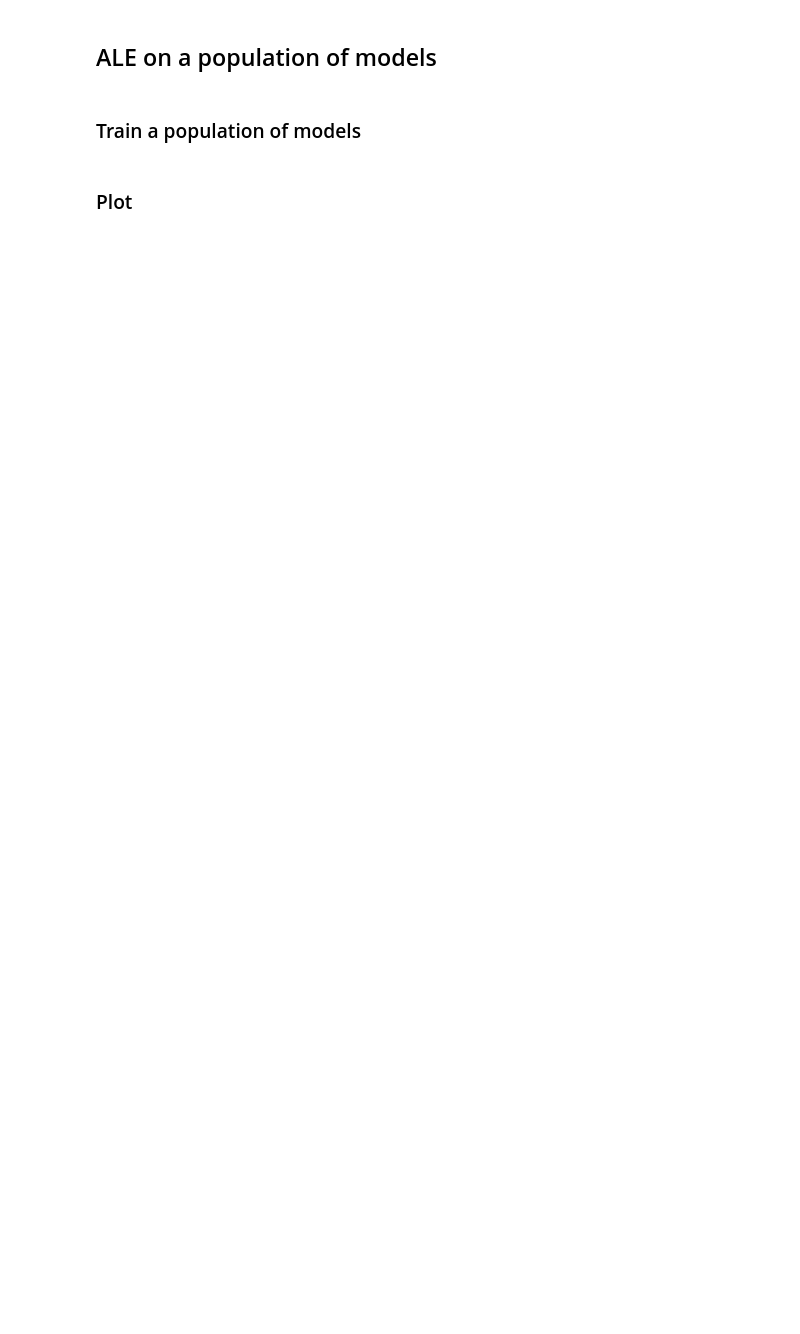
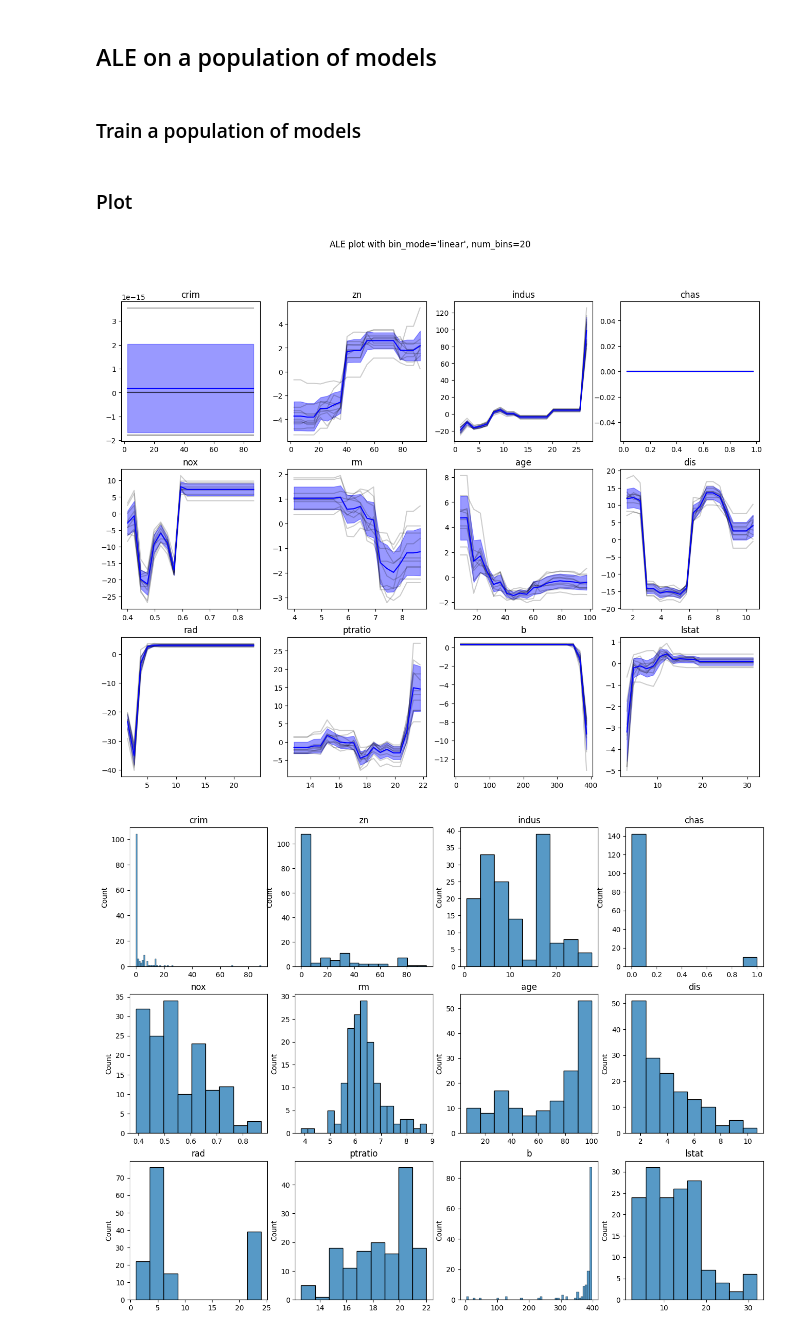
Before and after one commit to RobinU434/AccumulatedLocalEffectPlots, a Jupyter notebook: examples/regression_1d.ipynb, the cells around one changed output. Saved outputs shown, nothing was run; the diff lists cells and outputs as text; code cells hidden in the pictures; blank space fills up the shorter version.

```diff
--- a/examples/regression_1d.ipynb
+++ b/examples/regression_1d.ipynb
@@ -83,29 +83,32 @@ for run_idx in range(num_runs):
 # %% [markdown]
 ### Plot
 # %%
-bin_mode = "percentiles"
+bin_mode = "linear"
 ale = ALE(models, num_bins, centered=True, bin_mode=bin_mode)
 
 ale_fig, ale_axs = plt.subplots(3, 4, figsize=(16, 12))
 ale_fig.suptitle(f"ALE plot with {bin_mode=}, {num_bins=}")
 hist_fig, hist_axs = plt.subplots(3, 4, figsize=(16, 12))
 for column_idx, (column_name, ale_ax, hist_ax) in enumerate(zip(X.columns, ale_axs.flatten(), hist_axs.flatten())):
     scores, bins = ale(X_test, [column_idx])
 
     mids = get_mids(bins)
     ale_ax.plot(mids, scores.T, c="k", alpha=2/num_runs)
 
     # mean with error
     mean = scores.mean(axis=0)
     std = scores.std(axis=0)
     ale_ax.plot(mids, mean, color="b")
     ale_ax.fill_between(mids, mean - std, mean + std, color="b", alpha=4/num_runs)
 
     ale_ax.set_title(column_name)
 
     # data distribution
     data = X_test[:, column_idx]
     # hist, bins = np.histogram(data, bins=bins)
     # hist_ax.bar(mids, hist)
     sns.histplot(data, ax=hist_ax)
     hist_ax.set_title(column_name)
+# %% [output]
+[figure, added]
+[figure, added]
```
Also changed, not shown: parts of 3 cells of this notebook, 1 other file.
